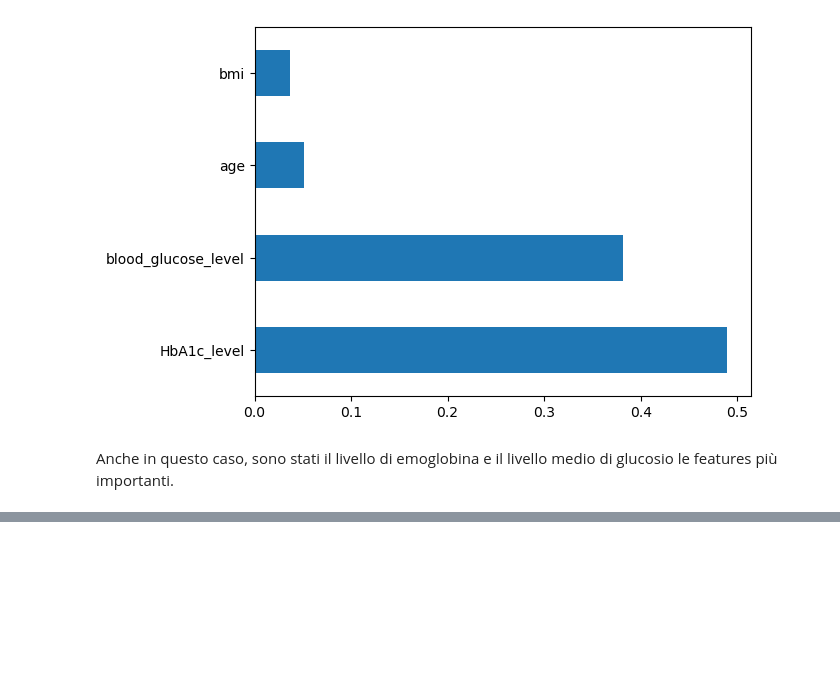
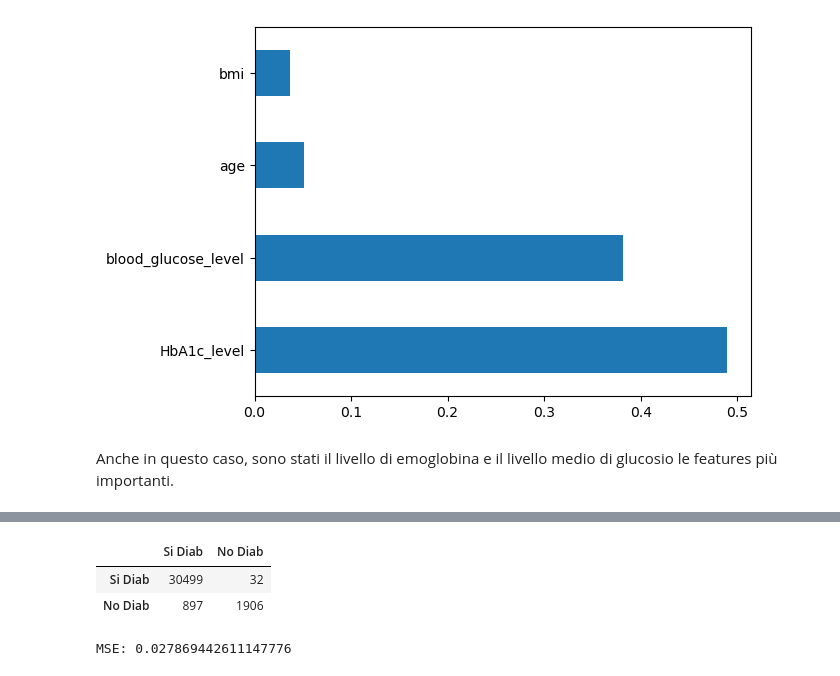
Before and after one commit to LorenzoRigoni/DIA24-Diabetes-Prediction, a Jupyter notebook: Diabetes_prediction.ipynb, the cells around one changed output, grey strips where cells are left out. Cells and saved outputs as stored; diff of their text form; code cells hidden in the pictures; blank space fills up the shorter version.

```diff
--- a/Diabetes_prediction.ipynb
+++ b/Diabetes_prediction.ipynb
@@ -519,0 +564,3 @@ Anche in questo caso, sono stati il livello di emoglobina e il livello medio di
+# %%
+y_pred = xgb_gs.predict(X_val)
+print(classification_report(y_val, y_pred))
@@ -519,0 +576,13 @@ Anche in questo caso, sono stati il livello di emoglobina e il livello medio di
+# %%
+xgb_cm = confusion_matrix(y_val, y_pred)
+pd.DataFrame(xgb_cm,
+             index=["Si Diab", "No Diab"],
+             columns=["Si Diab", "No Diab"])
+# %% [output]
+|  | Si Diab | No Diab |
+| Si Diab | 30499 | 32 |
+| No Diab | 897 | 1906 |
+# %%
+print("MSE:", mean_squared_error(y_val, y_pred))
+# %% [output]
+MSE: 0.027869442611147776
```
Also changed, not shown: parts of 10 cells of this notebook.
